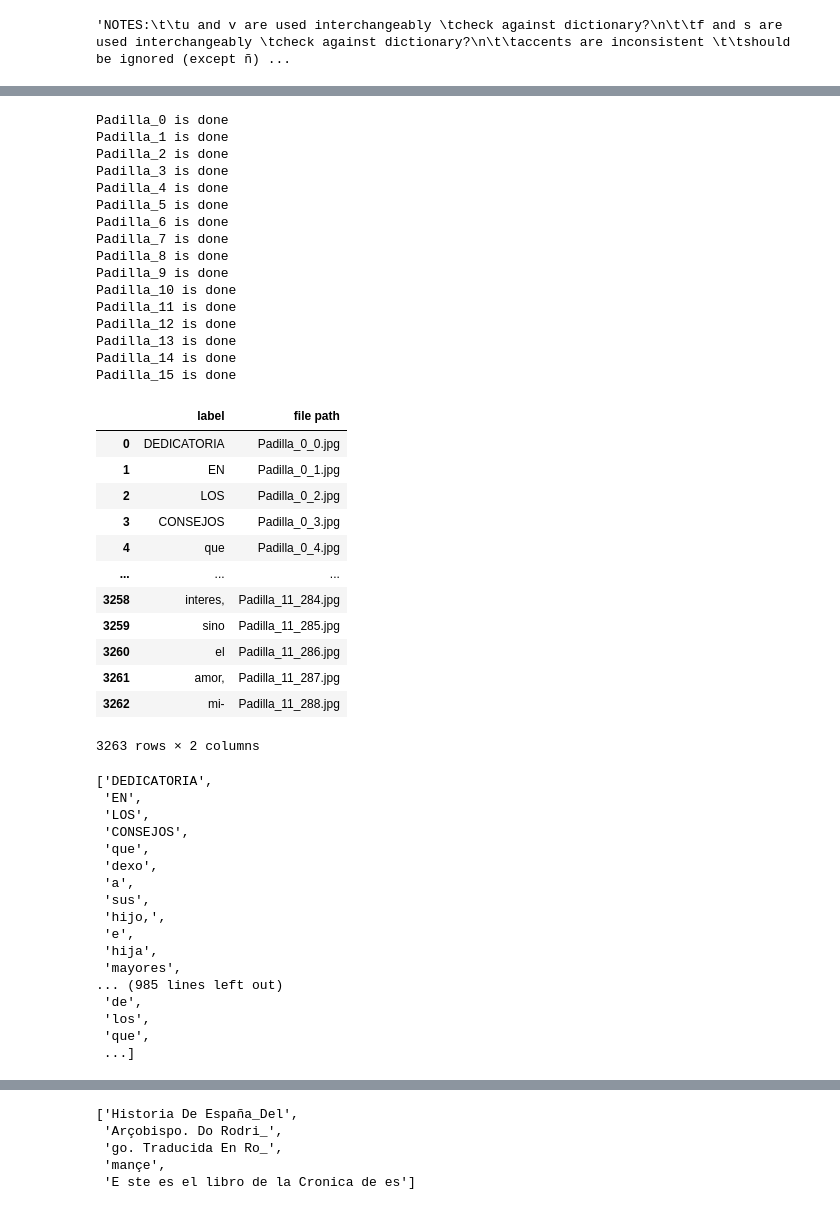
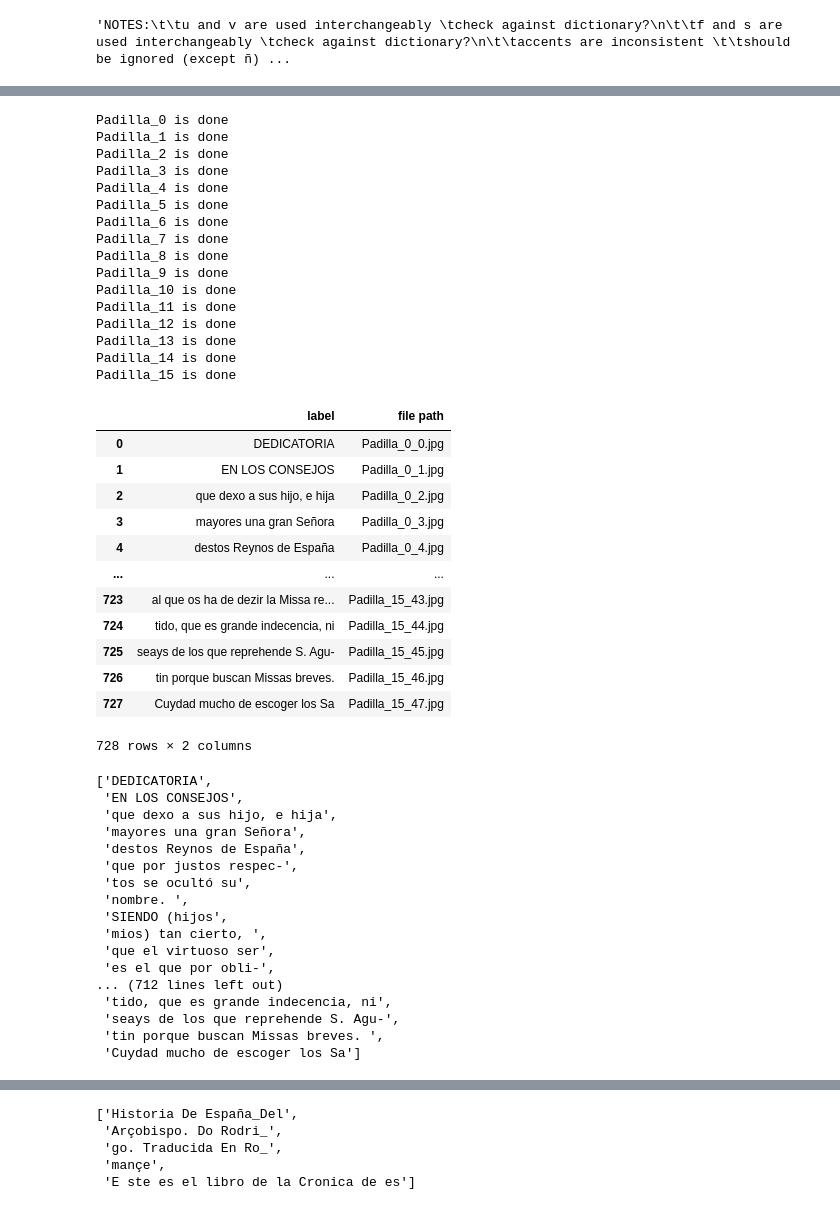
Before and after one commit to yamanoko/SeqCLR_RenaissanceSpanish, a Jupyter notebook: make_dataset.ipynb, the cells around one changed output, grey strips where cells are left out. Drawn from its saved outputs; the diff is of its cells as text; code cells hidden in the pictures.

Commit message:
return the model to line-level recognition

```diff
--- a/make_dataset.ipynb
+++ b/make_dataset.ipynb
@@ -1,7 +1,7 @@
 # %%
 import docx2txt
 
-padilla_text = docx2txt.process("Padilla_v2/Padilla_Virtuosa_Transcription_revised.docx")
+padilla_text = docx2txt.process("Padilla/Padilla_Virtuosa_Transcription_revised.docx")
 padilla_text
 # %% [output]
 'NOTES:\t\tu and v are used interchangeably \tcheck against dictionary?\n\t\tf and s are used interchangeably \tcheck against dictionary?\n\t\taccents are inconsistent \t\tshould be ignored (except ñ) ...
@@ -99,11 +99,3 @@ line_list
   'seays de los que reprehende S. Agu-',
   'tin porque buscan Missas breves. ',
   'Cuydad mucho de escoger los Sa']]
-# %%
-word_list = []
-
-for i, page in enumerate(line_list):
-	word_list.append([])
-	for line in page:
-		word_list[i] += line.split(" ")
-word_list
@@ -128,6 +102,6 @@ word_list
 # %%
 filtered_list = list()
-for i in word_list:
+for i in line_list:
     filtered_list.append(list(filter(None, i)))
 filtered_list
 # %% [output]
@@ -171,7 +145,7 @@ for i, each_list in enumerate(filtered_list):
 # %%
 import pandas as pd
 
-bbox = pd.read_csv('Padilla_v2/bbox.csv')
+bbox = pd.read_csv('Padilla/bbox.csv')
 bbox.head()
 # %% [output]
 |  | label_name | bbox_x | bbox_y | bbox_width | bbox_height | image_name | image_width | image_height |
@@ -186,49 +180,49 @@ import cv2
 labeled_dataset = pd.DataFrame(columns=['label', 'file path'])
 
 for i, label_list in enumerate(filtered_list):
-    img = cv2.imread(f"Padilla_v2/Padilla_{i}.png")
+    img = cv2.imread(f"Padilla/Padilla_{i}.png")
     for j, index in enumerate(bbox[bbox["image_name"] == f"Padilla_{i}.png"].itertuples()):
         bbox_x, bbox_y = index.bbox_x, index.bbox_y
         bbox_width, bbox_height = index.bbox_width, index.bbox_height
         cropped_img = img[bbox_y:bbox_y+bbox_height, bbox_x:bbox_x+bbox_width]
         img_name = f"Padilla_{i}_{j}.jpg"
-        img_path = f"Padilla_v2/cropped_images/{img_name}"
+        img_path = f"Padilla/cropped_images/{img_name}"
         result = cv2.imwrite(img_path, cropped_img)
         if not result:
             raise Exception(f"cannot save a image")
         new_row = pd.DataFrame({'label': [label_list[j]], 'file path': [img_name]})
         labeled_dataset = pd.concat([labeled_dataset, new_row], ignore_index=True)
     print(f"Padilla_{i} is done")
 
 labeled_dataset
 # %% [output]
 Padilla_0 is done
 Padilla_1 is done
 Padilla_2 is done
 Padilla_3 is done
 Padilla_4 is done
 Padilla_5 is done
 Padilla_6 is done
 Padilla_7 is done
 Padilla_8 is done
 Padilla_9 is done
 Padilla_10 is done
 Padilla_11 is done
 Padilla_12 is done
 Padilla_13 is done
 Padilla_14 is done
 Padilla_15 is done
 |  | label | file path |
 | 0 | DEDICATORIA | Padilla_0_0.jpg |
-| 1 | EN | Padilla_0_1.jpg |
-| 2 | LOS | Padilla_0_2.jpg |
-| 3 | CONSEJOS | Padilla_0_3.jpg |
-| 4 | que | Padilla_0_4.jpg |
+| 1 | EN LOS CONSEJOS | Padilla_0_1.jpg |
+| 2 | que dexo a sus hijo, e hija | Padilla_0_2.jpg |
+| 3 | mayores una gran Señora | Padilla_0_3.jpg |
+| 4 | destos Reynos de España | Padilla_0_4.jpg |
 | ... | ... | ... |
-| 3258 | interes, | Padilla_11_284.jpg |
-| 3259 | sino | Padilla_11_285.jpg |
-| 3260 | el | Padilla_11_286.jpg |
-| 3261 | amor, | Padilla_11_287.jpg |
-| 3262 | mi- | Padilla_11_288.jpg |
+| 723 | al que os ha de dezir la Missa re... | Padilla_15_43.jpg |
+| 724 | tido, que es grande indecencia, ni | Padilla_15_44.jpg |
+| 725 | seays de los que reprehende S. Agu- | Padilla_15_45.jpg |
+| 726 | tin porque buscan Missas breves. | Padilla_15_46.jpg |
+| 727 | Cuydad mucho de escoger los Sa | Padilla_15_47.jpg |
-3263 rows × 2 columns
+728 rows × 2 columns
 # %%
@@ -240,22 +234,22 @@ flatten_list = list(itertools.chain(*filtered_list))
 flatten_list
 # %% [output]
 ['DEDICATORIA',
- 'EN',
- 'LOS',
- 'CONSEJOS',
- 'que',
- 'dexo',
- 'a',
- 'sus',
- 'hijo,',
- 'e',
- 'hija',
- 'mayores',
-... (985 lines left out)
- 'de',
- 'los',
- 'que',
- ...]
+ 'EN LOS CONSEJOS',
+ 'que dexo a sus hijo, e hija',
+ 'mayores una gran Señora',
+ 'destos Reynos de España',
+ 'que por justos respec-',
+ 'tos se ocultó su',
+ 'nombre. ',
+ 'SIENDO (hijos',
+ 'mios) tan cierto, ',
+ 'que el virtuoso ser',
+ 'es el que por obli-',
+... (712 lines left out)
+ 'tido, que es grande indecencia, ni',
+ 'seays de los que reprehende S. Agu-',
+ 'tin porque buscan Missas breves. ',
+ 'Cuydad mucho de escoger los Sa']
 # %%
 characters = {char for sentence in flatten_list for char in sentence}
 characters
```
Also changed, not shown: parts of 29 cells of this notebook, 6 other files.
